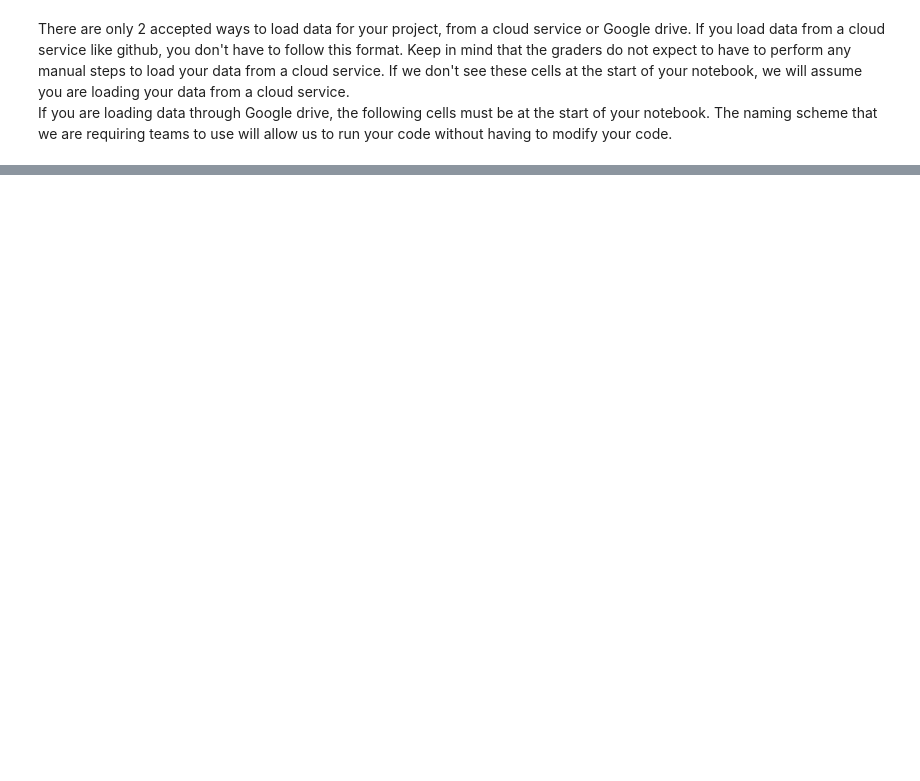
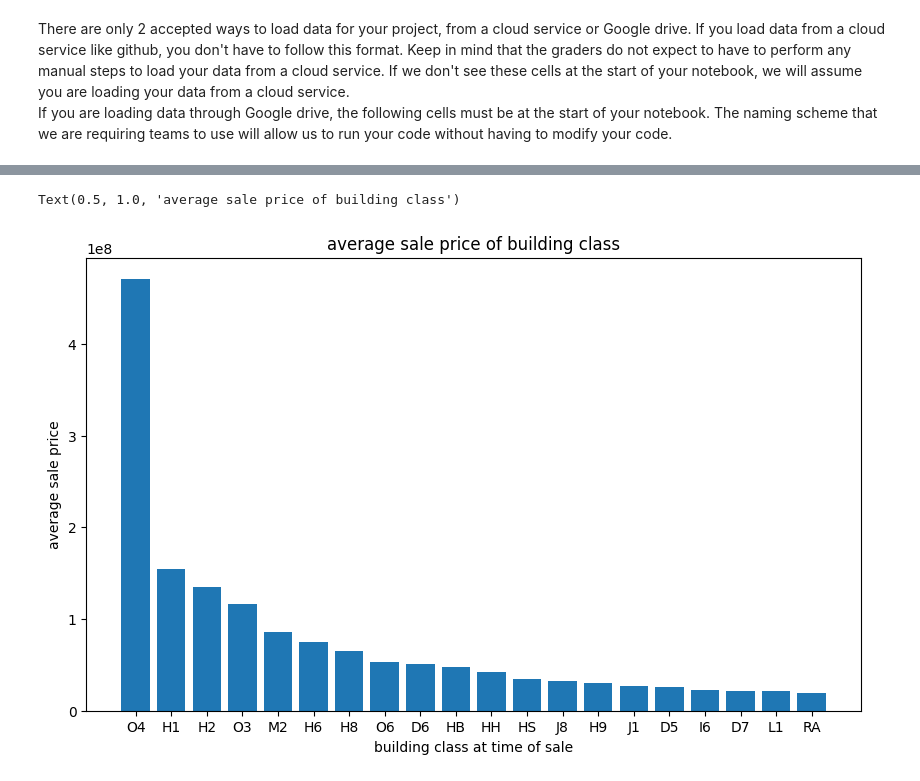
Before and after one commit to cylyu/ist718-project, a Jupyter notebook: Colab_Data_Loading_Example.ipynb, the cells around one changed output, grey strips where cells are left out. Saved outputs shown, nothing was run; the diff lists cells and outputs as text; code cells hidden in the pictures; blank space fills up the shorter version.

```diff
--- a/Colab_Data_Loading_Example.ipynb
+++ b/Colab_Data_Loading_Example.ipynb
@@ -80,0 +254,6 @@ nyc_rolling_sales_df = spark.read.csv("nyc-rolling-sales.csv", header=True, infe
+# %%
+nyc_sales_df=nyc_rolling_sales_df
+nyc_pd = nyc_sales_df.toPandas()
+nyc_pd['BUILDING CLASS AT TIME OF SALE'].unique()
+print(len(nyc_pd['BUILDING CLASS AT TIME OF SALE'].unique()))
+nyc_pd['BUILDING CLASS AT TIME OF SALE'].unique()
@@ -80,0 +278,3 @@ nyc_rolling_sales_df = spark.read.csv("nyc-rolling-sales.csv", header=True, infe
+# %%
+plt_df = nyc_sales_df.groupby('BUILDING CLASS AT TIME OF SALE').agg(avg('SALE PRICE'),count("*"))
+plt_df.show()
@@ -80,0 +299,13 @@ nyc_rolling_sales_df = spark.read.csv("nyc-rolling-sales.csv", header=True, infe
+# %%
+
+df1 = plt_df.orderBy('avg(SALE PRICE)', ascending = False)
+plt1 = df1.toPandas()
+plt1_20 = plt1.head(20)
+plt.figure(num=None, figsize=(10, 6), dpi = 100)
+plt.bar(x = 'BUILDING CLASS AT TIME OF SALE', height = 'avg(SALE PRICE)', data = plt1_20)
+plt.ylabel('average sale price')
+plt.xlabel('building class at time of sale')
+plt.title('average sale price of building class')
+# %% [output]
+Text(0.5, 1.0, 'average sale price of building class')
+[figure, added]
```
Also changed, not shown: parts of 34 cells of this notebook.
